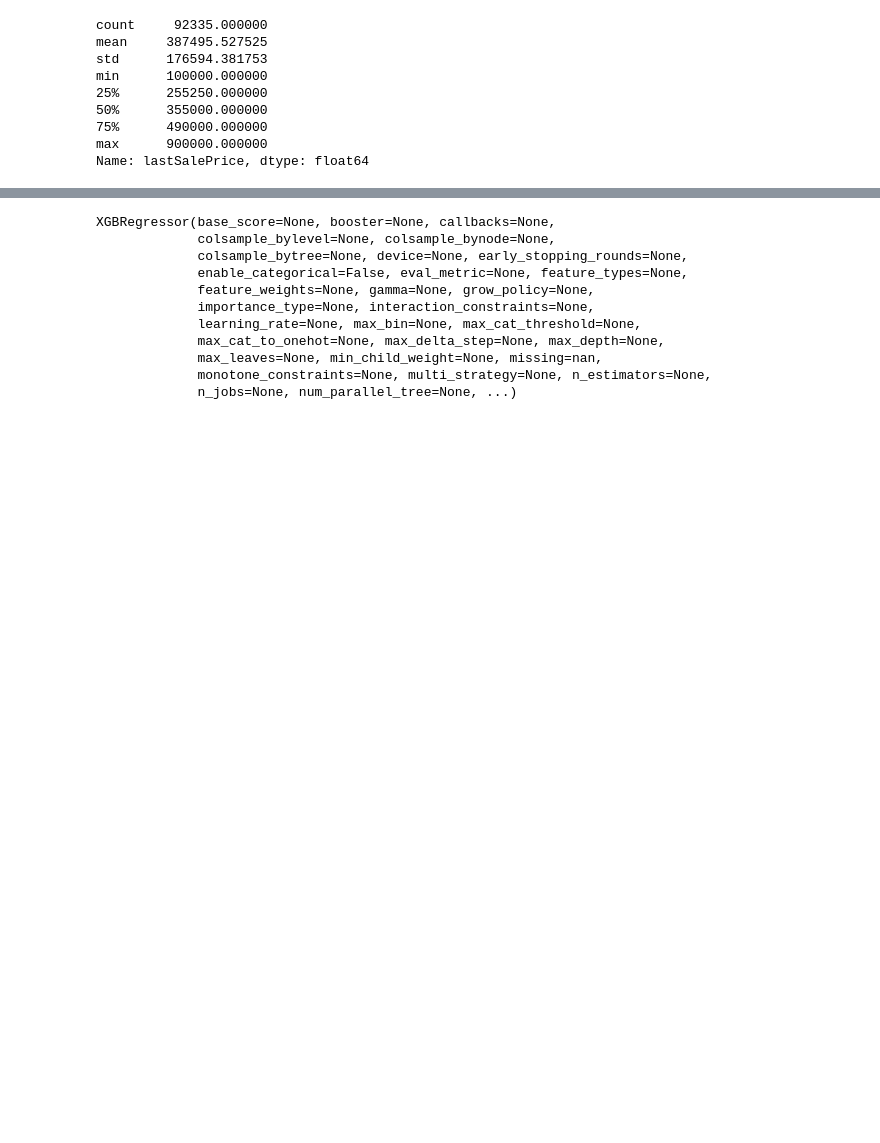
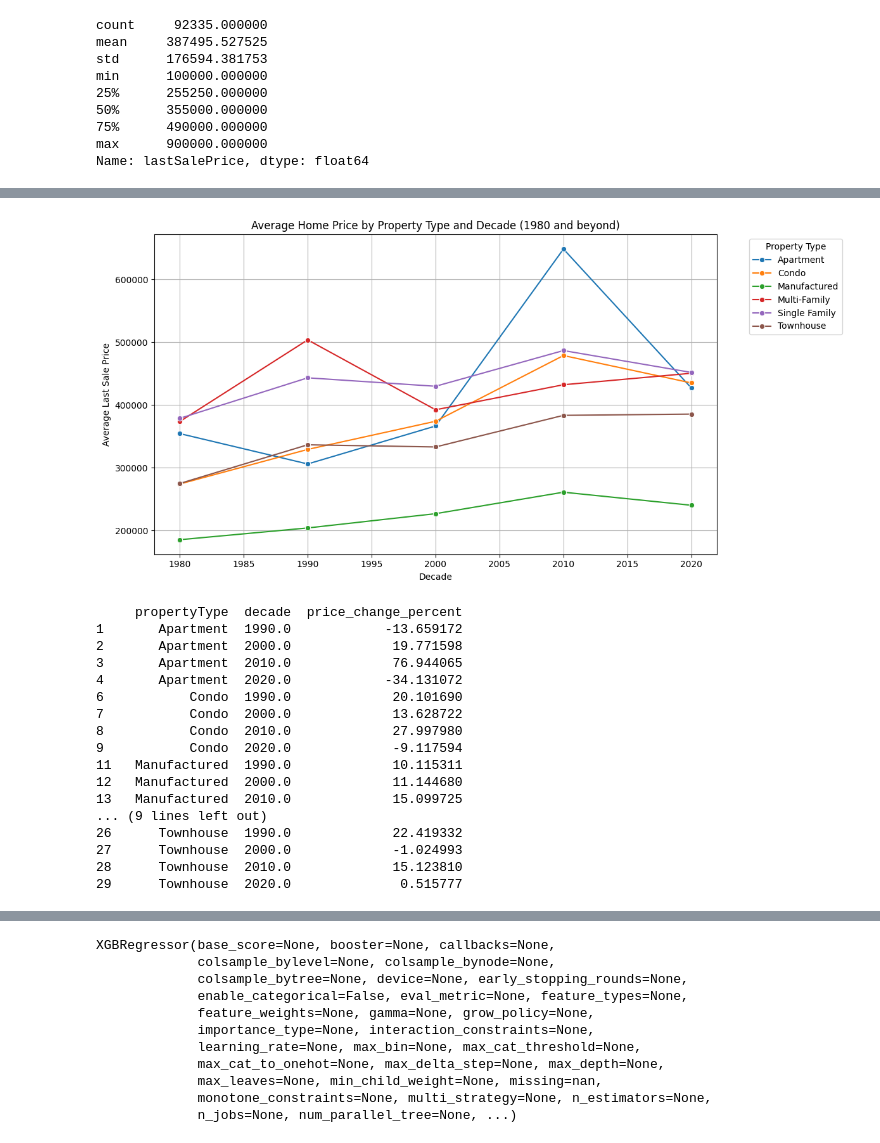
Before and after one commit to isabellegaldau/mds8-final-project-bmh, a Jupyter notebook: EDA/holiveirajr1_rentcast_EDA.ipynb, the cells around one changed output, grey strips where cells are left out. Saved outputs shown, nothing was run; the diff lists cells and outputs as text; code cells hidden in the pictures; blank space fills up the shorter version.

```diff
--- a/EDA/holiveirajr1_rentcast_EDA.ipynb
+++ b/EDA/holiveirajr1_rentcast_EDA.ipynb
@@ -853,3 +797,0 @@ print(rent_cast_data[['propertyTaxes', 'propertyTaxes_encoded']].head())
-# %%
-# Drop the 'county' and 'city' columns
-rent_cast_data = rent_cast_data.drop(columns=['county', 'city', 'propertyType', 'propertyTaxes'])
@@ -855,0 +837,2 @@ rent_cast_data = rent_cast_data.drop(columns=['county', 'city', 'propertyType',
+# %%
+rent_cast_data = rent_cast_data_cleaned
@@ -855,0 +892,46 @@ rent_cast_data = rent_cast_data.drop(columns=['county', 'city', 'propertyType',
+# %%
+plt.figure(figsize=(12, 6))
+sns.lineplot(data=average_prices, x='decade', y='lastSalePrice', hue='propertyType', marker='o')
+plt.title('Average Home Price by Property Type and Decade (1980 and beyond)')
+plt.xlabel('Decade')
+plt.ylabel('Average Last Sale Price')
+plt.legend(title='Property Type', bbox_to_anchor=(1.05, 1), loc='upper left')
+plt.grid(True)
+plt.tight_layout()
+plt.show()
+
+average_prices['price_change_percent'] = average_prices.groupby('propertyType')['lastSalePrice'].pct_change() * 100
+
+print(average_prices[['propertyType', 'decade', 'price_change_percent']].dropna())
+
+# Home Prices are All Over the Place:
+#Apartments: Prices shot up 76.94% from 2000-2010 but then plummeted by -34.13% from 2010-2020. This suggests big swings, maybe because of market changes or demand shifts.
+
+#Condos: Condos had solid growth early on, with +20% from 1990-2000 and +28% from 2000-2010. But from 2010-2020, prices dropped by -9.12%—likely due to a mix of market correction and changing demand (more people leaning towards single-family homes?).
+
+# -Manufactured Homes: These homes saw steady growth, with +15.1% from 2010 to 2020. However, there was a small dip between 2000 and 2010, so it's growing, but not without challenges.
+
+# -Multi-Family: Multi-family homes had a huge spike in the '90s (+34.81%) but dropped by -22.12% from 2000 to 2010. Afterward, they stabilized but didn’t skyrocket, showing steady but slower growth.
+
+# -Single-Family: Single-family homes did pretty well, with +17% from 1990-2000 and a solid +13.24% from 2010-2020. They bounced back after the 2008 crash and stayed strong during the pandemic.
+
+# -Townhouses: Townhouses had decent growth from 1990 to 2000 (+22.42%) and +15.12% from 2010-2020. They dipped slightly in 2000-2010 but stayed consistent, especially in suburban areas.
+# %% [output]
+[figure, added]
+     propertyType  decade  price_change_percent
+1       Apartment  1990.0            -13.659172
+2       Apartment  2000.0             19.771598
+3       Apartment  2010.0             76.944065
+4       Apartment  2020.0            -34.131072
+6           Condo  1990.0             20.101690
+7           Condo  2000.0             13.628722
+8           Condo  2010.0             27.997980
+9           Condo  2020.0             -9.117594
+11   Manufactured  1990.0             10.115311
+12   Manufactured  2000.0             11.144680
+13   Manufactured  2010.0             15.099725
+... (9 lines left out)
+26      Townhouse  1990.0             22.419332
+27      Townhouse  2000.0             -1.024993
+28      Townhouse  2010.0             15.123810
+29      Townhouse  2020.0              0.515777
```
Also changed, not shown: parts of 86 cells of this notebook, 12 other files.
